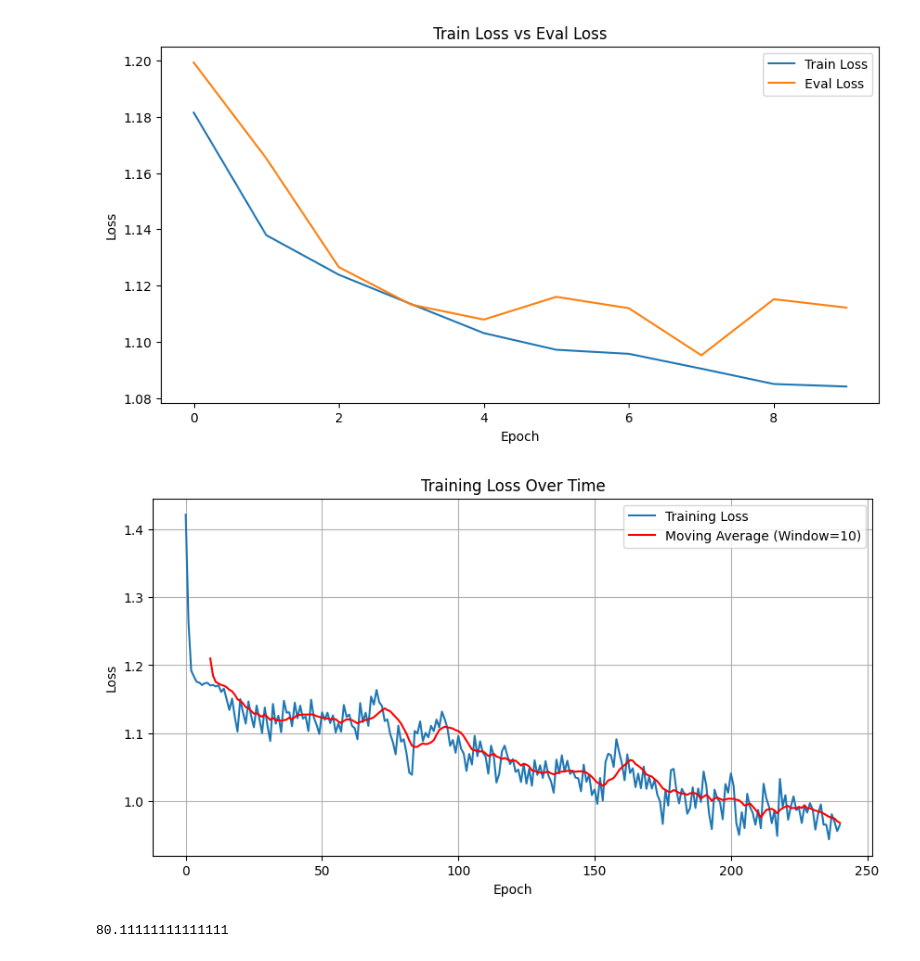
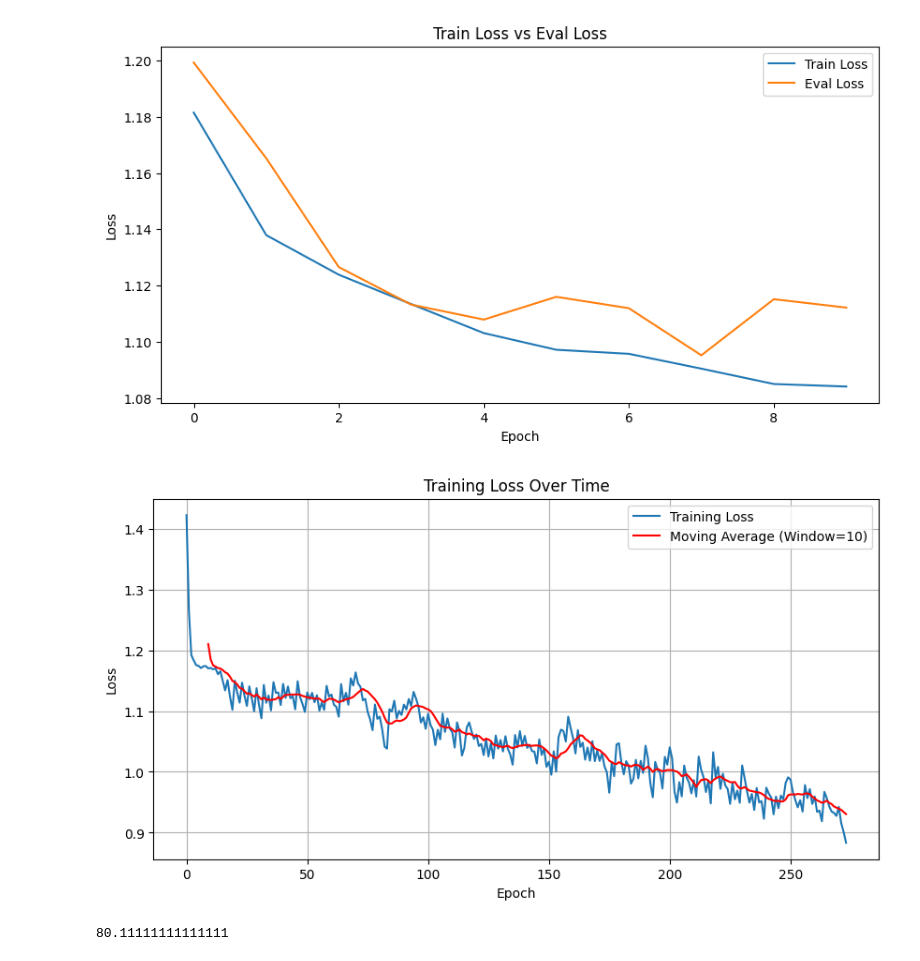
Before and after one commit to ZiJie-Duan/Freckers-Zero, a Jupyter notebook: freckers/node.ipynb, the cells around one changed output. Saved outputs shown, nothing was run; the diff lists cells and outputs as text; code cells hidden in the pictures.

```diff
--- a/freckers/node.ipynb
+++ b/freckers/node.ipynb
@@ -157,25 +157,25 @@ plt.show()
 # %%
 import torch
 # %%
-data = torch.load(r"C:\Users\lucyc\Desktop\models\134.pth")
+data = torch.load(r"/mnt/cdata/models/141.pth")
 import matplotlib.pyplot as plt
 import numpy as np
 plt.figure(figsize=(10, 5))
 plt.plot(data["loss_rec"], label='Training Loss')
 
 # 计算并绘制移动平均线
 window_size = 10  # 设置移动平均窗口大小
 moving_avg = np.convolve(data["loss_rec"], np.ones(window_size)/window_size, mode='valid')
 plt.plot(range(window_size-1, len(data["loss_rec"])), moving_avg, label=f'Moving Average (Window={window_size})', color='red')
 
 plt.title('Training Loss Over Time')
 plt.xlabel('Epoch')
 plt.ylabel('Loss')
 plt.legend()
 plt.grid(True)
 plt.show()
 # %% [output]
-[figure, old version]
+[figure, new version]
 # %%
 step = """
 end within 63 steps
```
Also changed, not shown: 2 other files.
